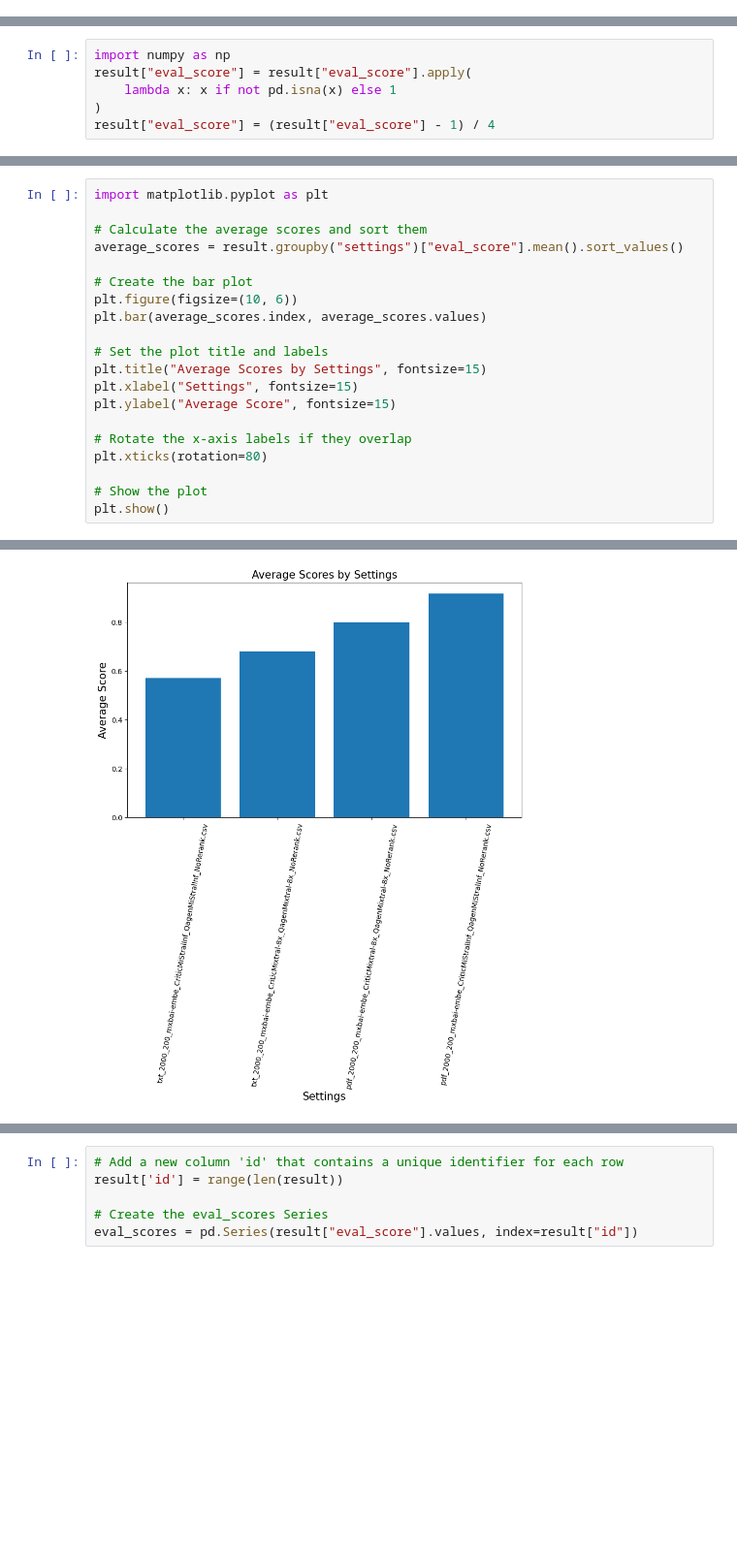
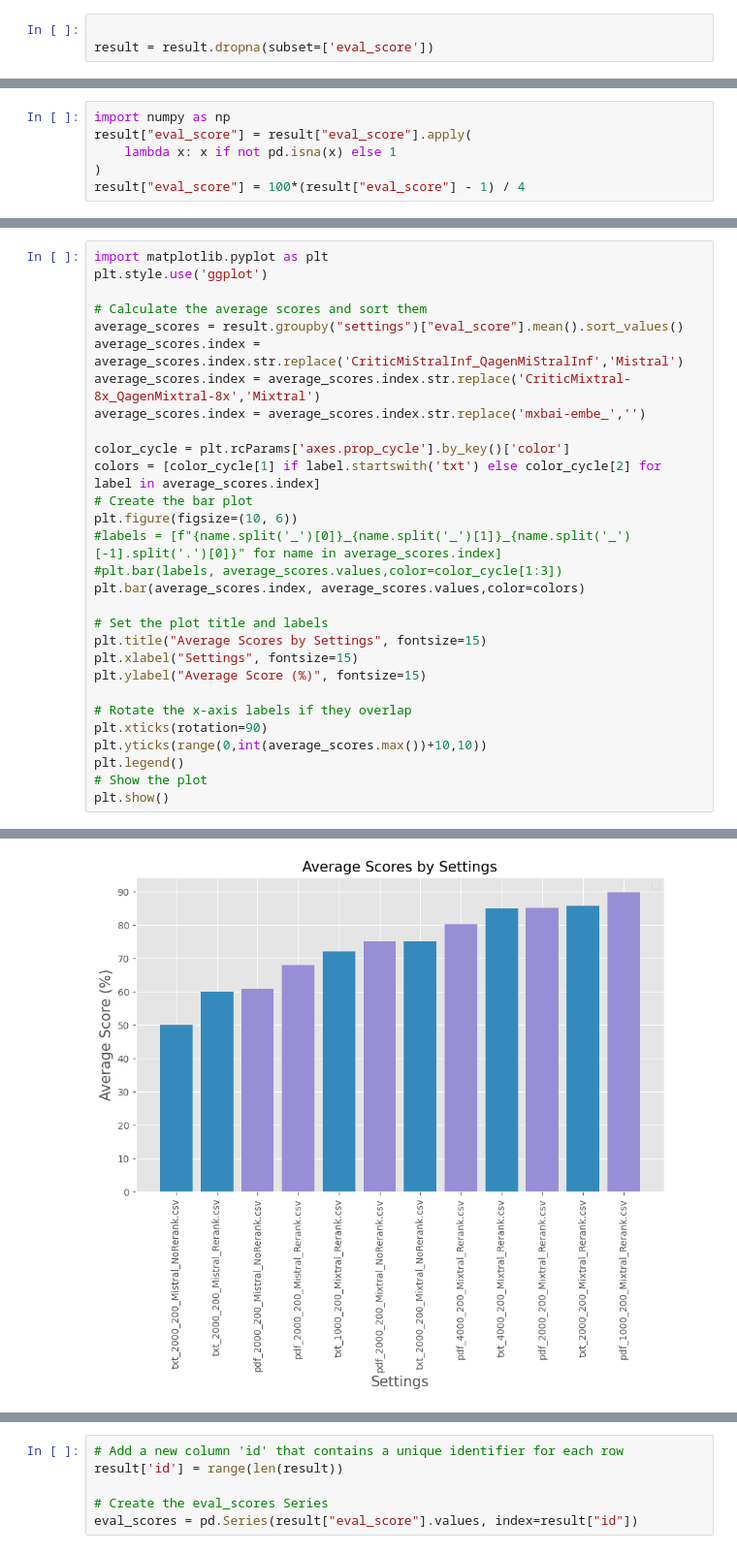
Before and after one commit to dapopov-st/arXiv-llms-assistant, a Jupyter notebook: nbs/compare_results.ipynb, the cells around one changed output, grey strips where cells are left out. Shown: that part at 97% size. Cells and saved outputs as stored; diff of their text form; blank space fills up the shorter version.

Commit message:
keep working on the plot

```diff
--- a/nbs/compare_results.ipynb
+++ b/nbs/compare_results.ipynb
@@ -53,0 +81,3 @@ result.shape
+# %%
+
+result = result.dropna(subset=['eval_score'])
@@ -56,5 +96,5 @@ import numpy as np
 result["eval_score"] = result["eval_score"].apply(
     lambda x: x if not pd.isna(x) else 1
 )
-result["eval_score"] = (result["eval_score"] - 1) / 4
+result["eval_score"] = 100*(result["eval_score"] - 1) / 4
 # %%
@@ -73,22 +108,31 @@ result.eval_score.head(10)
 Name: eval_score, dtype: float64
 # %%
 import matplotlib.pyplot as plt
+plt.style.use('ggplot')
 
 # Calculate the average scores and sort them
 average_scores = result.groupby("settings")["eval_score"].mean().sort_values()
+average_scores.index = average_scores.index.str.replace('CriticMiStralInf_QagenMiStralInf','Mistral')
+average_scores.index = average_scores.index.str.replace('CriticMixtral-8x_QagenMixtral-8x','Mixtral')
+average_scores.index = average_scores.index.str.replace('mxbai-embe_','')
 
+color_cycle = plt.rcParams['axes.prop_cycle'].by_key()['color']
+colors = [color_cycle[1] if label.startswith('txt') else color_cycle[2] for label in average_scores.index]
 # Create the bar plot
 plt.figure(figsize=(10, 6))
-plt.bar(average_scores.index, average_scores.values)
+#labels = [f"{name.split('_')[0]}_{name.split('_')[1]}_{name.split('_')[-1].split('.')[0]}" for name in average_scores.index]
+#plt.bar(labels, average_scores.values,color=color_cycle[1:3])
+plt.bar(average_scores.index, average_scores.values,color=colors)
 
 # Set the plot title and labels
 plt.title("Average Scores by Settings", fontsize=15)
 plt.xlabel("Settings", fontsize=15)
-plt.ylabel("Average Score", fontsize=15)
+plt.ylabel("Average Score (%)", fontsize=15)
 
 # Rotate the x-axis labels if they overlap
-plt.xticks(rotation=80)
-
+plt.xticks(rotation=90)
+plt.yticks(range(0,int(average_scores.max())+10,10))
+plt.legend()
 # Show the plot
 plt.show()
 # %% [output]
@@ -95 +140 @@ plt.show()
-[figure, old version]
+[figure, new version]
```
Also changed, not shown: parts of 13 cells of this notebook.
